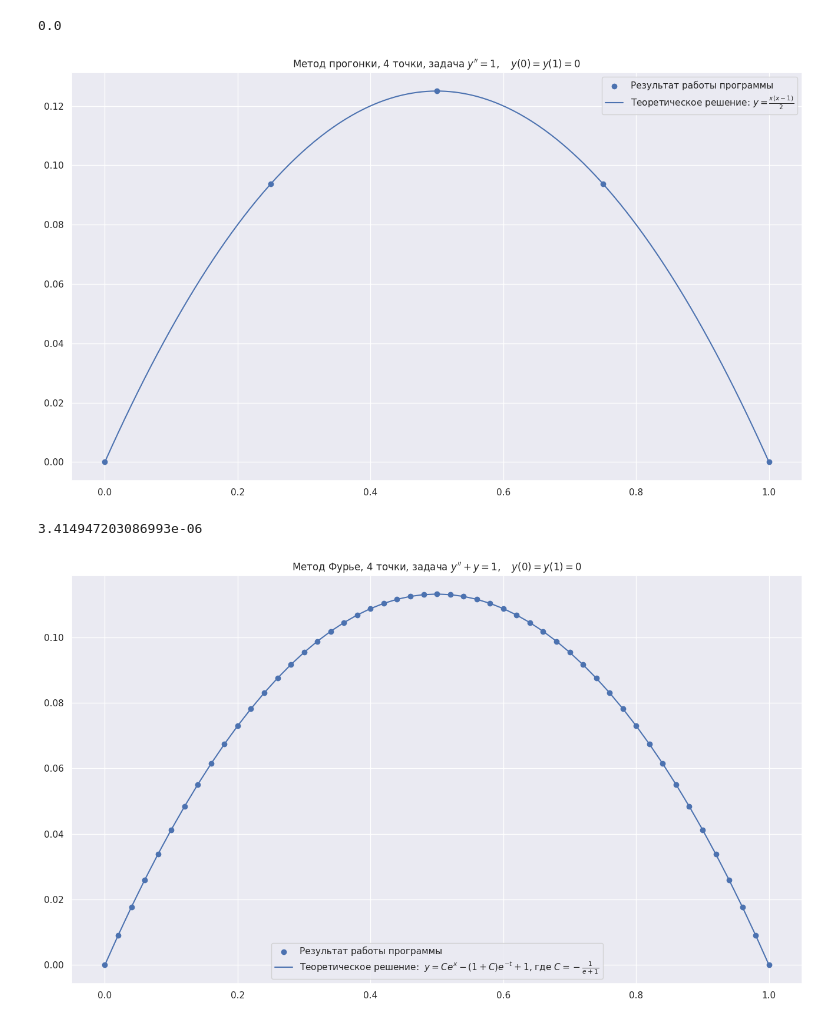
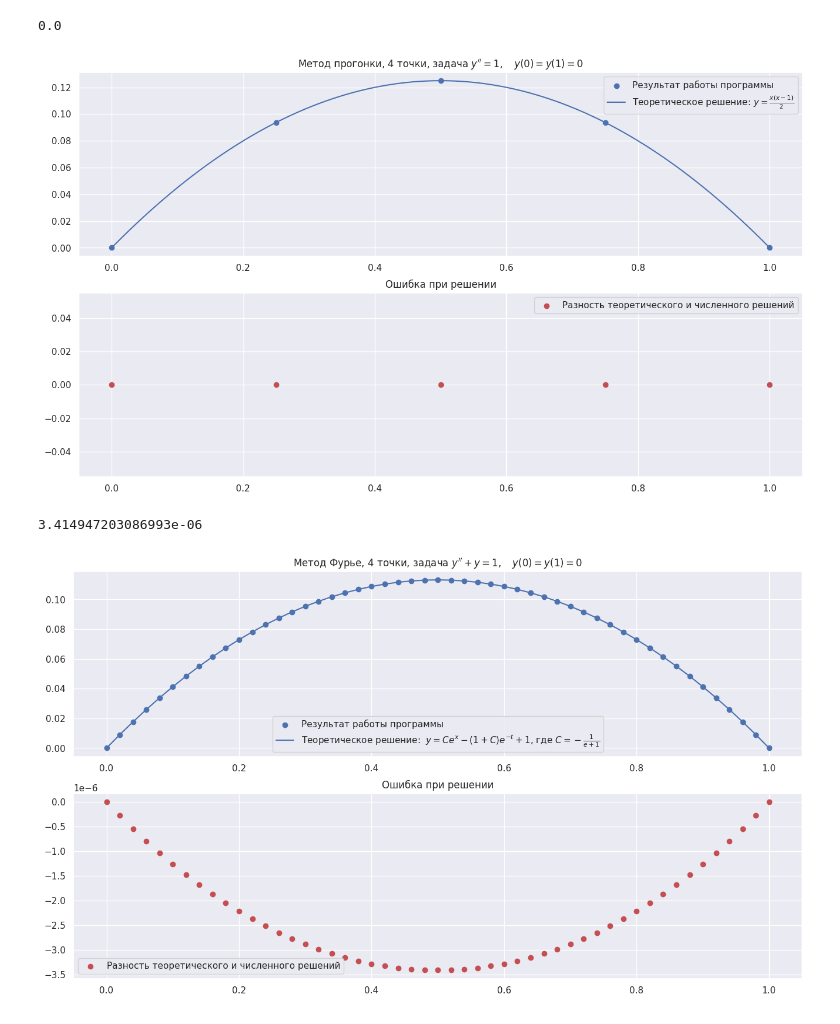
Before and after one commit to VsevolodZaostrovsky/NumericalMethods, a Jupyter notebook: FourierAndSweep2orderDE/Code/Pictures.ipynb, the cells around one changed output. Saved outputs shown, nothing was run; the diff lists cells and outputs as text; code cells hidden in the pictures.

```diff
--- a/FourierAndSweep2orderDE/Code/Pictures.ipynb
+++ b/FourierAndSweep2orderDE/Code/Pictures.ipynb
@@ -23,32 +29,42 @@ s4p0f1 = np.loadtxt( "build/s4p0f1.txt")
 
 net = np.linspace(0, 1, len(s4p0f1))
 net2 = np.linspace(0, 1, 1000)
+plt.subplot(211)
 plt.scatter(net, s4p0f1, label="Результат работы программы")
 plt.plot(net2, - net2 * (net2 - 1) / 2, label=r"Теоретическое решение: $y = \frac{x(x-1)}{2}$")
 plt.title(r"Метод прогонки, 4 точки, задача $y'' = 1, \quad y(0) = y(1) = 0$")
 plt.legend()
+plt.subplot(212)
+plt.scatter(net, s4p0f1 + net * (net - 1) / 2, label="Разность теоретического и численного решений", color="r")
+plt.title(r"Ошибка при решении")
+plt.legend()
 plt.savefig("s4p0f1.pdf")
 np.max(np.fabs(- net * (net - 1) / 2 - s4p0f1))
 # %% [output]
 0.0
-[figure, old version]
+[figure, new version]
 # %%
 f50p1f1 = np.loadtxt( "build/f50p1f1.txt")
 
 def y(x):
     C = - 1 / (1 + 2.718281828459045)
     return C * np.exp(x) - (1 + C) * np.exp(- x) + 1
 
 net = np.linspace(0, 1, len(f50p1f1))
+plt.subplot(211)
 plt.scatter(net, f50p1f1, label="Результат работы программы")
 plt.plot(net, y(net), label=r"Теоретическое решение:  $y = C e^x - (1 + C) e^{-t} + 1$, где $C = -\frac{1}{e + 1}$")
 plt.title(r"Метод Фурье, 4 точки, задача $y'' + y = 1, \quad y(0) = y(1) = 0$")
 plt.legend()
+plt.subplot(212)
+plt.scatter(net, f50p1f1 - y(net), label="Разность теоретического и численного решений", color="r")
+plt.title(r"Ошибка при решении")
+plt.legend()
 plt.savefig("f50p1f1.pdf")
 np.max(np.fabs(y(net) - f50p1f1))
 # %% [output]
 3.414947203086993e-06
-[figure, old version]
+[figure, new version]
 # %%
 s50p1f1 = np.loadtxt( "build/s50p1f1.txt")
 
```
Also changed, not shown: parts of 2 cells of this notebook, 6 other files.
